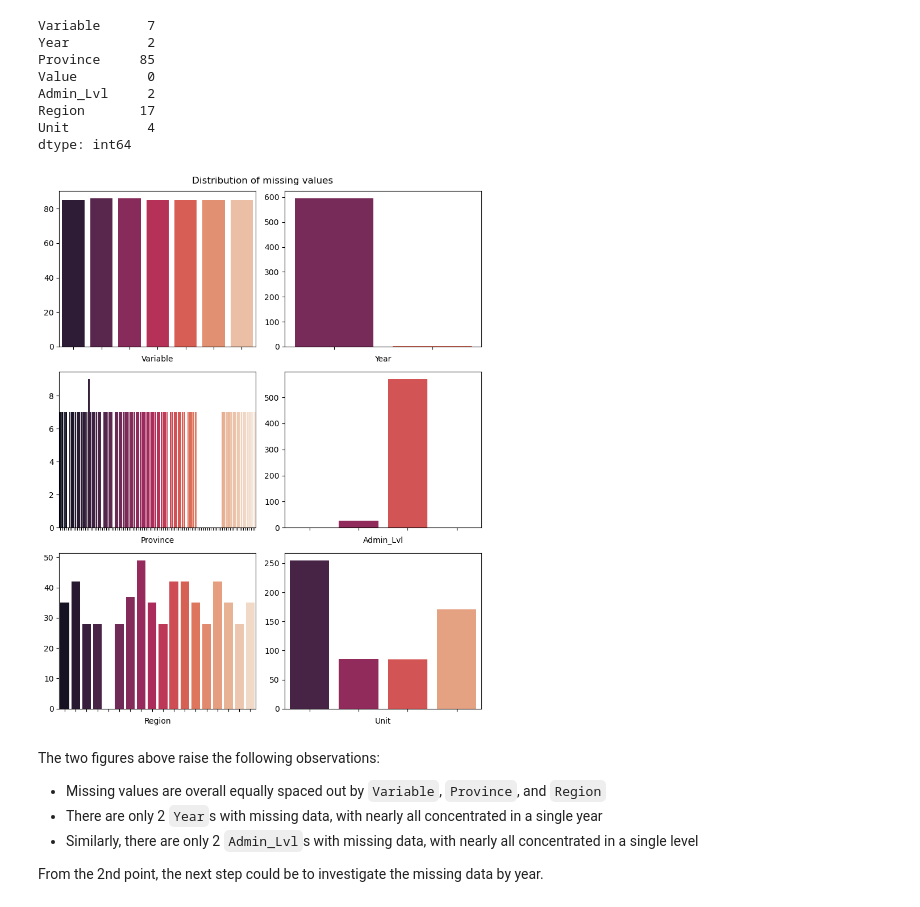
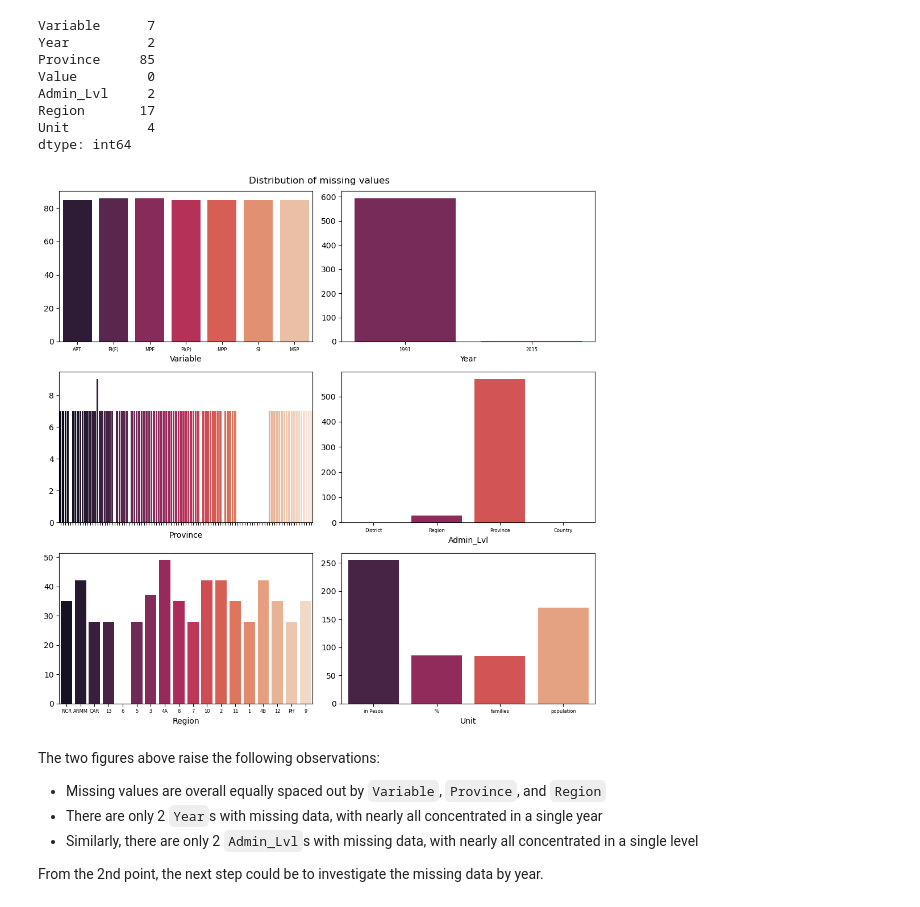
Before and after one commit to IrishMorales/ph-poverty-statistics, a Jupyter notebook: ph-poverty-statistics.ipynb, the cells around one changed output. Saved outputs shown, nothing was run; the diff lists cells and outputs as text; code cells hidden in the pictures.

Commit message:
Final data prep for EDA

````diff
--- a/ph-poverty-statistics.ipynb
+++ b/ph-poverty-statistics.ipynb
@@ -160,0 +164,30 @@
+# %%
+# Abbreviations for x tick labels
+vars_labels = ['APT', 'PI(F)', 'MPF', 'PI(P)', 'MPP', 'SI', 'MSP']
+year_labels = unique_years
+prov_labels = []
+admin_labels = ['District', 'Region', 'Province', 'Country']
+region_labels = ['NCR', 'ARMM', 'CAR', '13', '6', '5', '3', '4A', '8', '7', '10', '2', '11', '1', '4B', '12', 'PH', '9']
+unit_labels = unique_units
+
+xticklabels = [vars_labels, year_labels, prov_labels, admin_labels, region_labels, unit_labels]
+# %%
+# Show general distribution of data
+
+# Get list of columns to iterate over
+cols = list(df.columns)
+cols.remove('Value')
+
+
+# PLot distribution
+plt.figure(figsize = (10, 10))
+plt.suptitle("Distribution of data")
+
+for i in range(len(cols)):
+    ax = plt.subplot(3, 2, i+1)
+    sns.countplot(data=df, x=cols[i], palette='rocket')
+    ax.set_ylabel('')
+    ax.set_xticklabels(xticklabels[i], fontsize=6)
+
+plt.tight_layout()
+plt.show()
@@ -375,23 +410,25 @@ dtype: int64
 # %%
 # Get list of other columns to iterate over
 cols = list(df.columns)
 cols.remove('Value')
 
+# PLot distribution of missing values
+plt.figure(figsize = (10, 10))
+plt.suptitle("Distribution of missing values")
 
-# PLot distribution of missing values
-plt.figure(figsize = (8, 10))
-plt.suptitle("Distribution of missing values")
+# Abbreviations for x tick labels
+xticklabels = [vars_labels, [1991, 2015], prov_labels, admin_labels, region_labels, unit_labels]
 
 for i in range(len(cols)):
     ax = plt.subplot(3, 2, i+1)
     sns.countplot(data=missing_values, x=cols[i], palette='rocket')
     ax.set_ylabel('')
-    ax.set_xticklabels([])
+    ax.set_xticklabels(xticklabels[i], fontsize=6)
 
 plt.tight_layout()
 plt.show()
 # %% [output]
-[figure, old version]
+[figure, new version]
 # %% [markdown]
 The two figures above raise the following observations:
 - Missing values are overall equally spaced out by ```Variable```, ```Province```, and ```Region```
````
Also changed, not shown: parts of 18 cells of this notebook.
